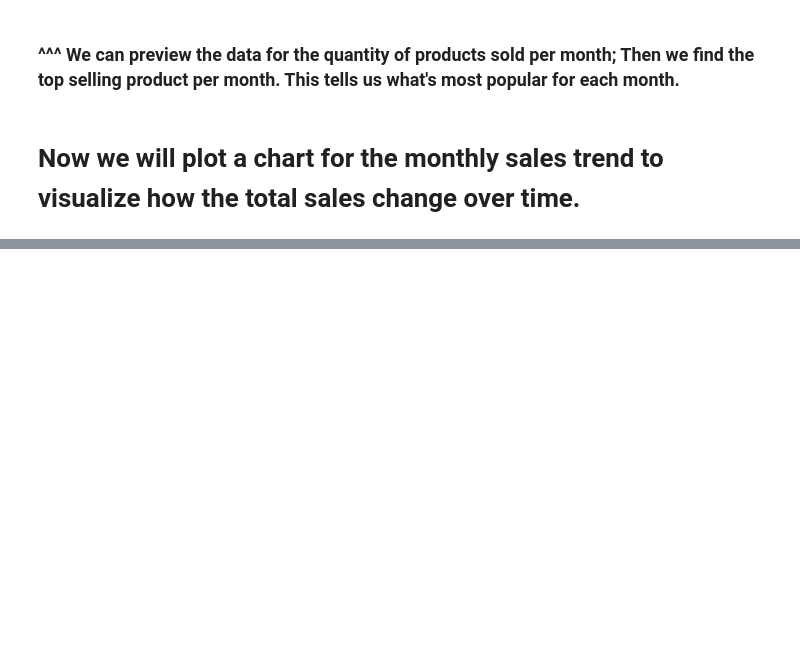
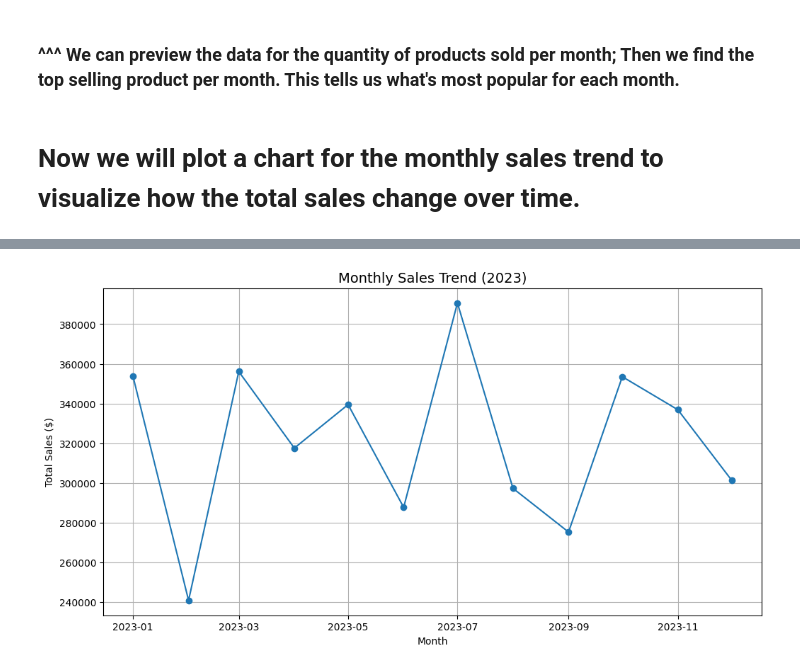
Before and after one commit to malini13-ux/Data_Analysis-Beginner_Project, a Jupyter notebook: beginner_python_code.ipynb, the cells around one changed output, grey strips where cells are left out. Drawn from its saved outputs; the diff is of its cells as text; code cells hidden in the pictures; blank space fills up the shorter version.

Commit message:
making the chart; had to install matplot

```diff
--- a/beginner_python_code.ipynb
+++ b/beginner_python_code.ipynb
@@ -213,3 +213,23 @@ print(top_products_per_month)
 ### ^^^ We can preview the data for the quantity of products sold per month; Then we find the top selling product per month. This tells us what's most popular for each month.
 # %% [markdown]
 # Now we will plot a chart for the monthly sales trend to visualize how the total sales change over time.
+# %%
+!pip install --upgrade pip
+import matplotlib.pyplot as plt
+
+# Group by month and sum total sales
+monthly_sales = df.groupby(df['Date'].dt.to_period('M'))['TotalSales'].sum()
+
+# Convert PeriodIndex to datetime for plotting
+monthly_sales.index = monthly_sales.index.to_timestamp()
+
+# Plot line chart
+plt.figure(figsize=(12,6))
+plt.plot(monthly_sales.index, monthly_sales.values, marker='o', linestyle='-')
+
+plt.title("Monthly Sales Trend (2023)", fontsize=14)
+plt.xlabel("Month")
+plt.ylabel("Total Sales ($)")
+plt.grid(True)
+plt.show()
+# %% [output]
@@ -215,0 +250 @@ print(top_products_per_month)
+[figure, added]
```
Also changed, not shown: parts of 1 cell of this notebook.
